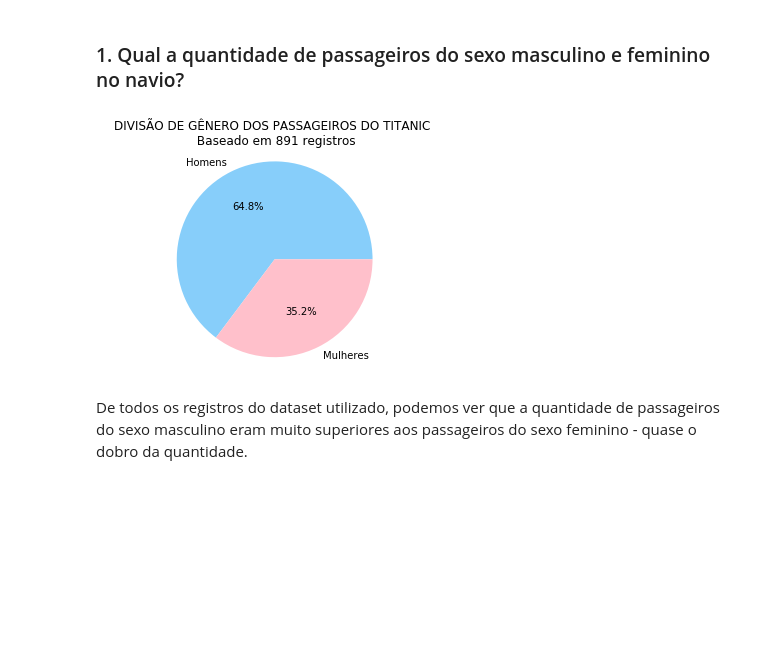
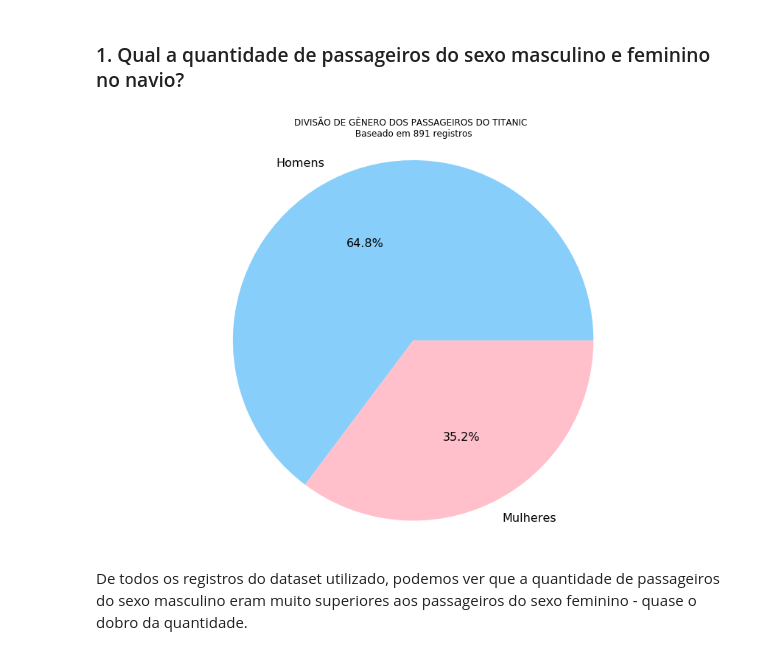
Before and after one commit to Anderson-hrz/ds1-udacity-projeto-02, a Jupyter notebook: projeto-02-analise-titanic.ipynb, the cells around one changed output. Saved outputs shown, nothing was run; the diff lists cells and outputs as text; code cells hidden in the pictures; blank space fills up the shorter version.

Commit message:
Made some improvements to the code and charts

```diff
--- a/projeto-02-analise-titanic.ipynb
+++ b/projeto-02-analise-titanic.ipynb
@@ -24,10 +24,12 @@ Entre os dados obtidos dos passageiros, buscamos responder às seguintes questõ
 ## 2. Limpeza dos dados
 Iremos importar o dataset, fazer uma exploração nos dados e começar a entender quais limpezas e preparações precisam ser feitas.
 # %%
-# Importando o pandas, matplotlib e lendo o arquivo .csv
+# Importando o pandas, matplotlib (com configurações de gráfico) e lendo o arquivo .csv
 import numpy as np
 import pandas as pd
 import matplotlib.pyplot as plt
+%matplotlib inline
+plt.rc('figure', figsize = (15,10))
 
 ds_titanic = pd.read_csv('titanic-data-6.csv')
 
@@ -180,24 +182,29 @@ def draw_bar_chart(total_values,
 # %%
 # Verificando o total de homens e mulheres presentes no dataset, independente da idade
 total_male_passengers = ds_titanic[(ds_titanic.Sex == 'male')]['PassengerId'].count()
 total_female_passengers = ds_titanic[(ds_titanic.Sex == 'female')]['PassengerId'].count()
 
 # Atribuindo para a lista com a finalidade de desenhar o gráfico
 total_passengers = [total_male_passengers, total_female_passengers]
 
 # Definindo os detalhes visuais do gráfico
 passenger_labels = ['Homens', 'Mulheres']
 passenger_colors = ['lightskyblue', 'pink']
 passenger_labels_pos = [0,3]
 
 # Desenhando o gráfico
-plt.pie(total_passengers, labels=passenger_labels, autopct='%1.1f%%', colors=passenger_colors)
+
+plt.pie(total_passengers,
+        labels = passenger_labels,
+        autopct ='%1.1f%%',
+        colors = passenger_colors,
+        textprops={'fontsize': 16})
 plt.axis('equal')
 plt.title('DIVISÃO DE GÊNERO DOS PASSAGEIROS DO TITANIC \n Baseado em ' + str(total_male_passengers +
                                                                               total_female_passengers) + ' registros')
 plt.show()
 # %% [output]
-[figure, old version]
+[figure, new version]
 # %% [markdown]
 De todos os registros do dataset utilizado, podemos ver que a quantidade de passageiros do sexo masculino eram muito superiores aos passageiros do sexo feminino - quase o dobro da quantidade.
 # %% [markdown]
```
Also changed, not shown: parts of 13 cells of this notebook.
